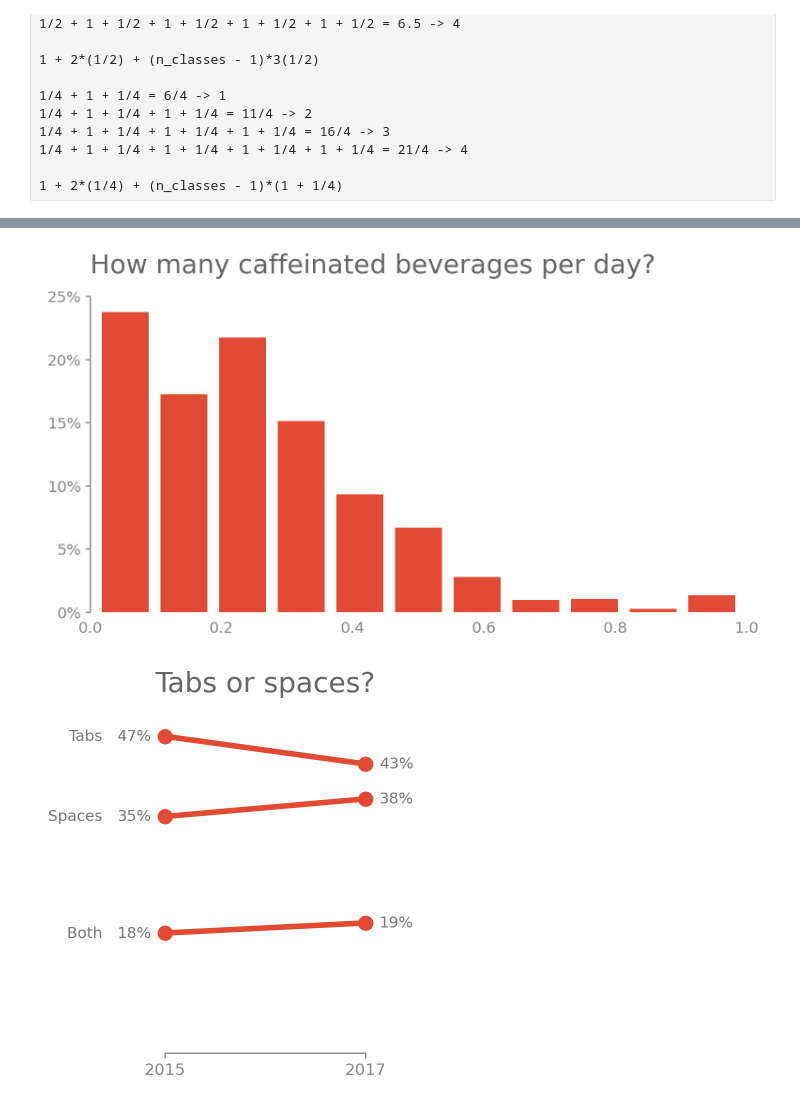
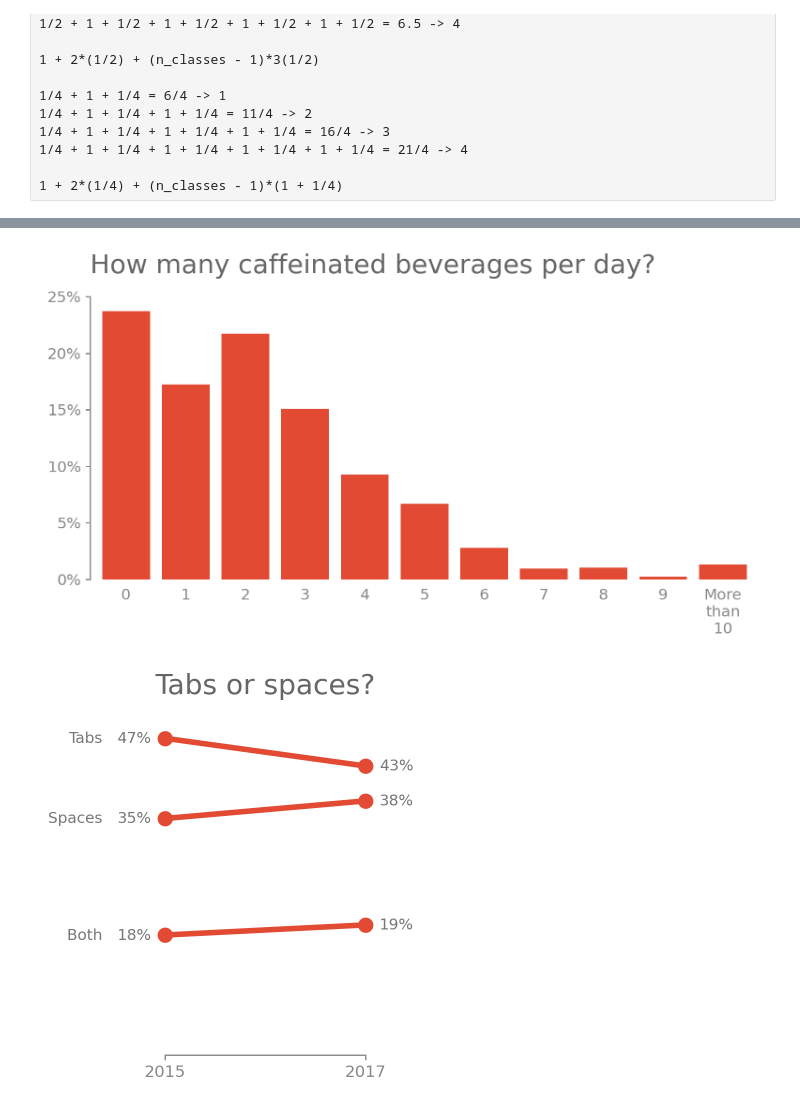
Before and after one commit to gabrieltempass/stack-overflow-survey, a Jupyter notebook: stack_overflow_survey.ipynb, the cells around one changed output, grey strips where cells are left out. Saved outputs shown, nothing was run; the diff lists cells and outputs as text; code cells hidden in the pictures.

Commit message:
feat: Finish coffee chart

```diff
--- a/stack_overflow_survey.ipynb
+++ b/stack_overflow_survey.ipynb
@@ -190,9 +190,7 @@ q8_y = q8.to_list()
 
 for item in q1_y:
 # %%
-np_abs_q1 = np.array(q1_y)
-
-total = np.sum(np_abs_q1, axis=0)
-
-perc_q1_y = list(np_abs_q1 / total)
+q1_y_abs = np.array(q1_y)
+total = np.sum(q1_y_abs, axis=0)
+q1_y_per = list(q1_y_abs / total)
 # %%
@@ -235,19 +233,19 @@ q2_17.rename('2017', inplace=True)
 
 df_q2 = pd.concat([q2_15, q2_17], axis=1)
 
-q2_t = df_q2.loc['Tabs'].tolist()
-q2_s = df_q2.loc['Spaces'].tolist()
-q2_b = df_q2.loc['Both'].tolist()
+q2_x_t = df_q2.loc['Tabs'].tolist()
+q2_x_s = df_q2.loc['Spaces'].tolist()
+q2_x_b = df_q2.loc['Both'].tolist()
 # %%
-np_abs_q2_t = np.array(q2_t)
-np_abs_q2_s = np.array(q2_s)
-np_abs_q2_b = np.array(q2_b)
+q2_x_t_abs = np.array(q2_x_t)
+q2_x_s_abs = np.array(q2_x_s)
+q2_x_b_abs = np.array(q2_x_b)
 
-total = np.sum([np_abs_q2_t, np_abs_q2_s, np_abs_q2_b], axis=0)
+total = np.sum([q2_x_t_abs, q2_x_s_abs, q2_x_b_abs], axis=0)
 
-perc_q2_t = list(np_abs_q2_t / total)
-perc_q2_s = list(np_abs_q2_s / total)
-perc_q2_b = list(np_abs_q2_b / total)
+q2_x_t_per = list(q2_x_t_abs / total)
+q2_x_s_per = list(q2_x_s_abs / total)
+q2_x_b_per = list(q2_x_b_abs / total)
 
 q2_y = df_q2.columns.tolist()
 # %% [markdown]
@@ -414,18 +400,19 @@ plt.show();
 # %%
-coordinates, size = bar_positions(q1_x, 1/4)
+q1_coordinates, q1_size = bar_positions(q1_x, 1/4)
 
+plt.bar(q1_coordinates, q1_y_per, width=q1_size)
 plt.gca().spines['bottom'].set_visible(False)
 plt.gca().yaxis.set_major_formatter(StrMethodFormatter('{x:,.0%}'))
 plt.gca().tick_params(bottom=False, width=1)
-
-plt.bar(coordinates, perc_q1_y, width=size)
+plt.xticks(q1_coordinates, q1_x)
 plt.title(t1)
 plt.xlim(0, 1)
 plt.ylim(0, 0.25)
+
 plt.tight_layout(h_pad=4, w_pad=4)
-plt.show();
+plt.show()
 # %% [output]
-[figure, old version]
+[figure, new version]
 # %%
 def plot_annotate(text, x, y, xytext_x, ha):
     plt.annotate(text,  # This is the text
```
Also changed, not shown: parts of 3 cells of this notebook.
